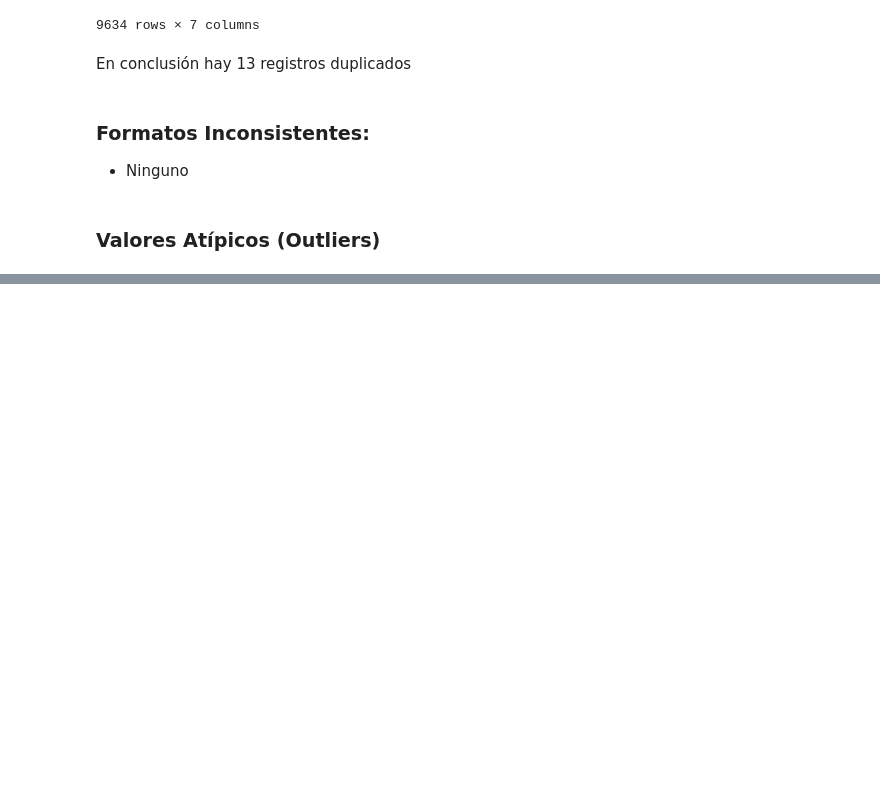
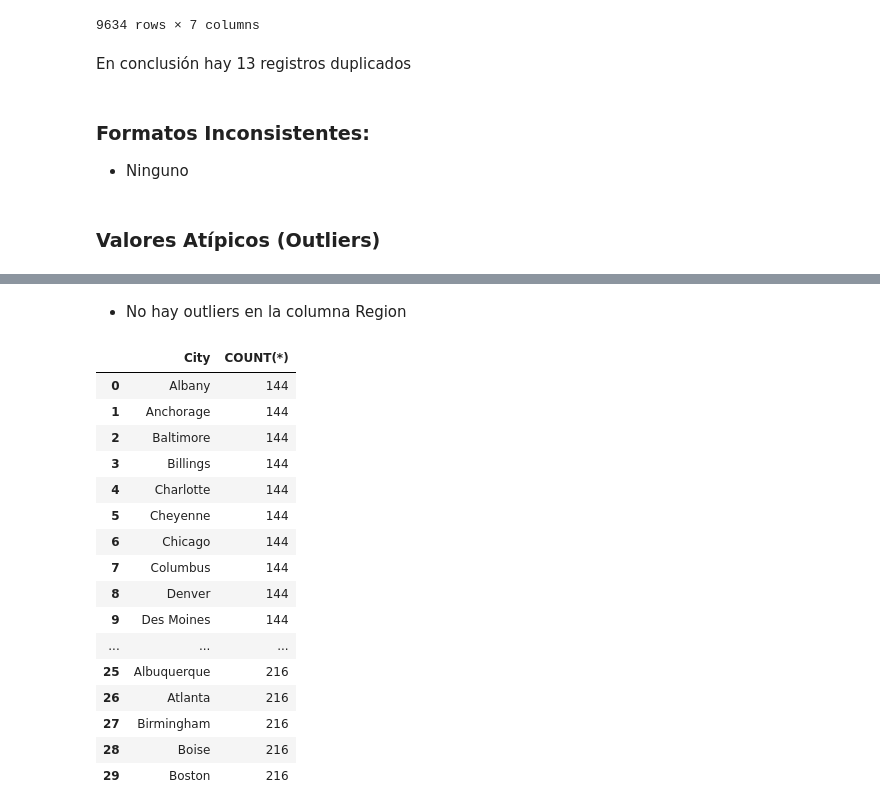
Before and after one commit to Dilmer-Rojas/Ventas_Adidas, a Jupyter notebook: notebooks/1.eda_rapido.ipynb, the cells around one changed output, grey strips where cells are left out. Cells and saved outputs as stored; diff of their text form; code cells hidden in the pictures; blank space fills up the shorter version.

Commit message:
adidas

```diff
--- a/notebooks/1.eda_rapido.ipynb
+++ b/notebooks/1.eda_rapido.ipynb
@@ -181,0 +223,30 @@ En conclusión hay 13 registros duplicados
+# %% [markdown]
+- No hay outliers en la columna Region
+# %%
+query = """
+        SELECT City, COUNT(*)
+        FROM ventas_adidas
+        GROUP BY City
+        ORDER BY COUNT(*) ASC
+        LIMIT 30;
+        """
+outliers_dc = pd.read_sql_query(query, conn)
+outliers_dc
+# %% [output]
+|  | City | COUNT(*) |
+| 0 | Albany | 144 |
+| 1 | Anchorage | 144 |
+| 2 | Baltimore | 144 |
+| 3 | Billings | 144 |
+| 4 | Charlotte | 144 |
+| 5 | Cheyenne | 144 |
+| 6 | Chicago | 144 |
+| 7 | Columbus | 144 |
+| 8 | Denver | 144 |
+| 9 | Des Moines | 144 |
+| ... | ... | ... |
+| 25 | Albuquerque | 216 |
+| 26 | Atlanta | 216 |
+| 27 | Birmingham | 216 |
+| 28 | Boise | 216 |
+| 29 | Boston | 216 |
```
Also changed, not shown: parts of 14 cells of this notebook.
